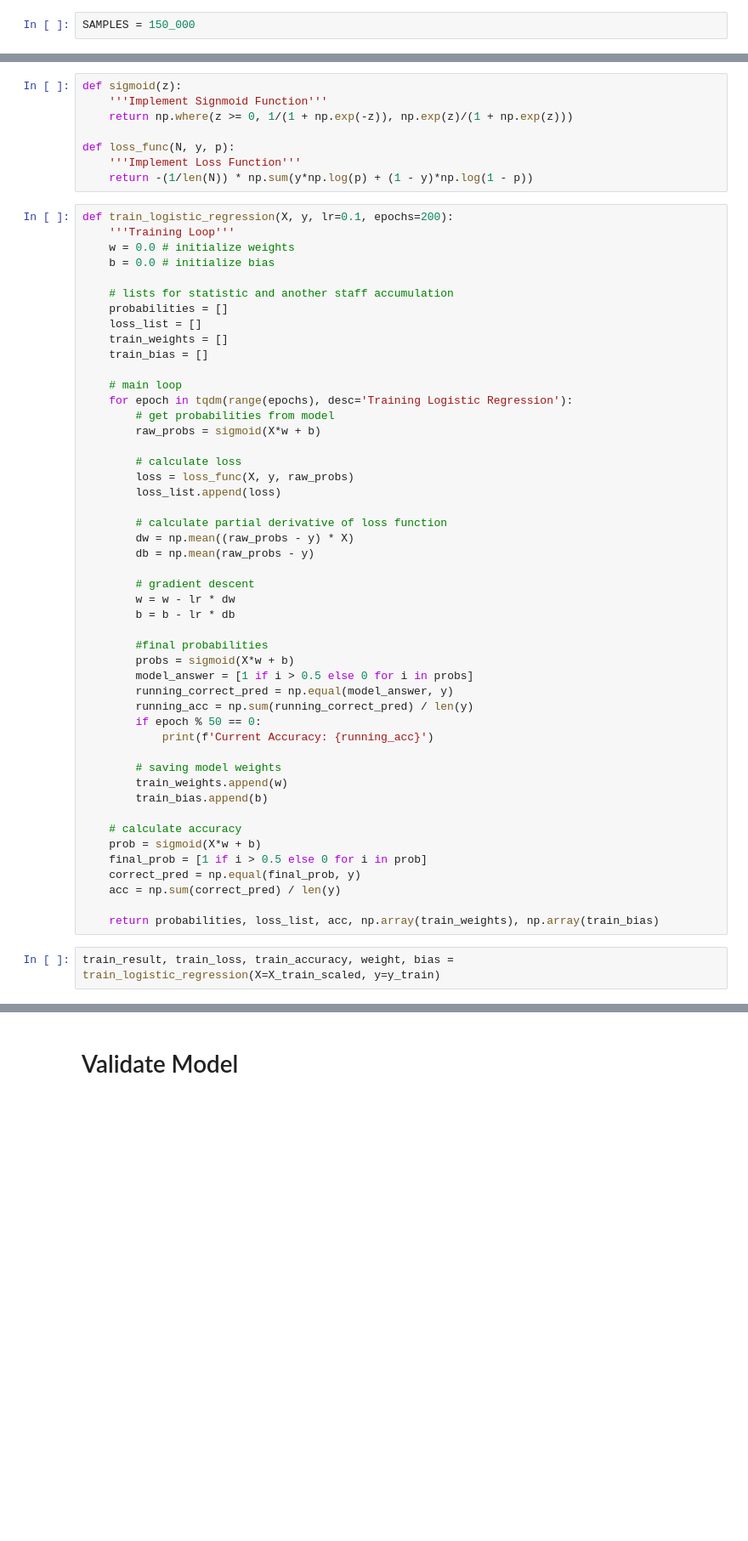
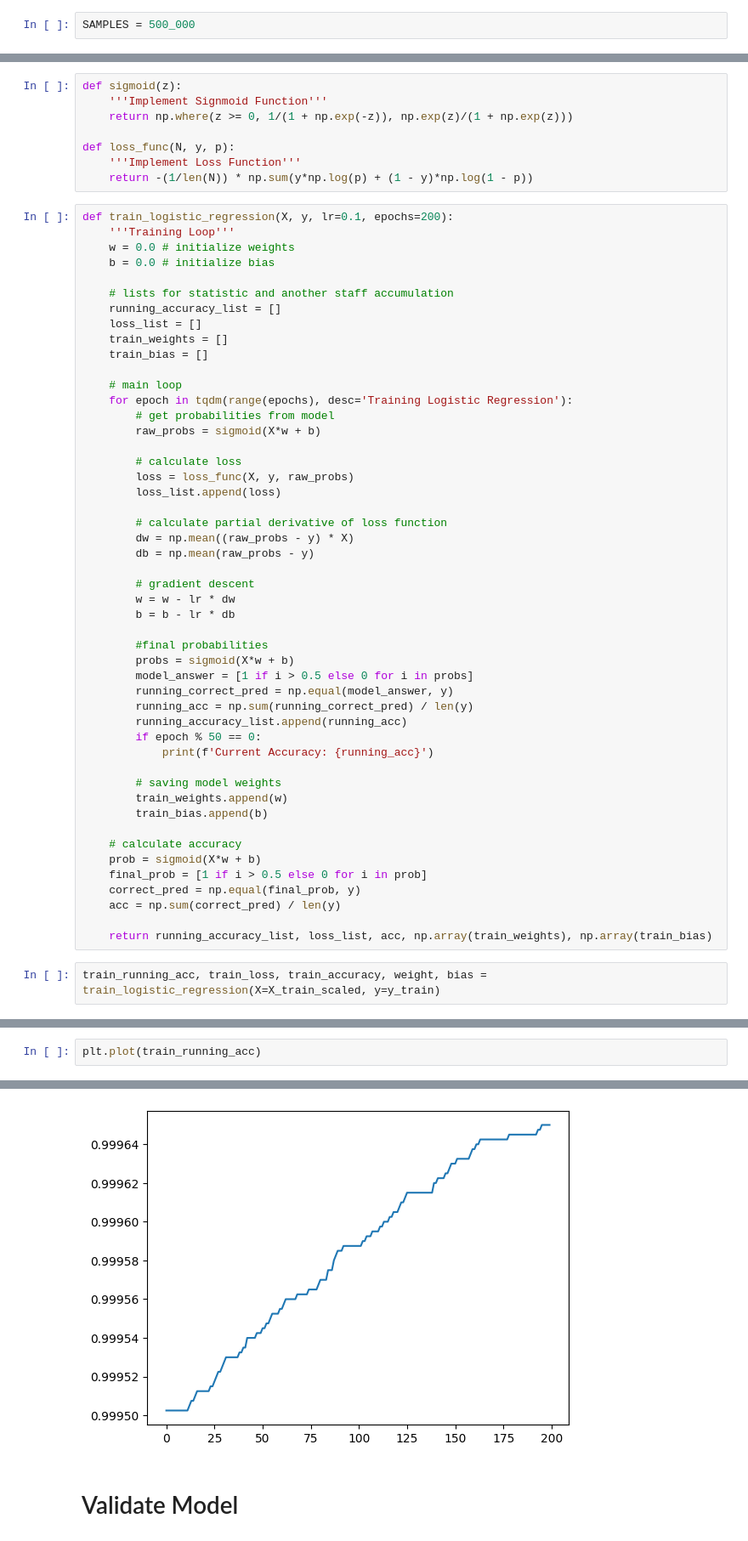
Before and after one commit to nikitafoon/Logistic-Regression-From-Scratch, a Jupyter notebook: logistic_regression_from_scratch.ipynb, the cells around one changed output, grey strips where cells are left out. Shown at 85% size. Cells and saved outputs as stored; diff of their text form; blank space fills up the shorter version.

```diff
--- a/logistic_regression_from_scratch.ipynb
+++ b/logistic_regression_from_scratch.ipynb
@@ -5,7 +5,7 @@ from tqdm import tqdm
 # %% [markdown]
 # Generate data
 # %%
-SAMPLES = 150_000
+SAMPLES = 500_000
 # %%
 # generate features
 X = np.random.uniform(0, 100, SAMPLES) + np.sin(SAMPLES)
@@ -76,7 +81,7 @@ def train_logistic_regression(X, y, lr=0.1, epochs=200):
     b = 0.0 # initialize bias
 
     # lists for statistic and another staff accumulation
-    probabilities = []
+    running_accuracy_list = []
     loss_list = []
     train_weights = []
     train_bias = []
@@ -103,6 +108,7 @@ def train_logistic_regression(X, y, lr=0.1, epochs=200):
         model_answer = [1 if i > 0.5 else 0 for i in probs]
         running_correct_pred = np.equal(model_answer, y)
         running_acc = np.sum(running_correct_pred) / len(y)
+        running_accuracy_list.append(running_acc)
         if epoch % 50 == 0:
             print(f'Current Accuracy: {running_acc}')
 
@@ -116,7 +122,7 @@ def train_logistic_regression(X, y, lr=0.1, epochs=200):
     correct_pred = np.equal(final_prob, y)
     acc = np.sum(correct_pred) / len(y)
 
-    return probabilities, loss_list, acc, np.array(train_weights), np.array(train_bias)
+    return running_accuracy_list, loss_list, acc, np.array(train_weights), np.array(train_bias)
 # %%
-train_result, train_loss, train_accuracy, weight, bias = train_logistic_regression(X=X_train_scaled, y=y_train)
+train_running_acc, train_loss, train_accuracy, weight, bias = train_logistic_regression(X=X_train_scaled, y=y_train)
 # %% [output]
@@ -137 +142,4 @@ Train Accuracy: 0.9989333333333333
 [figure]
+# %%
+plt.plot(train_running_acc)
+# %% [output]
@@ -138,3 +147,4 @@ Train Accuracy: 0.9989333333333333
+[figure, added]
 # %% [markdown]
 # Validate Model
 # %%
```
Also changed, not shown: parts of 6 cells of this notebook.
